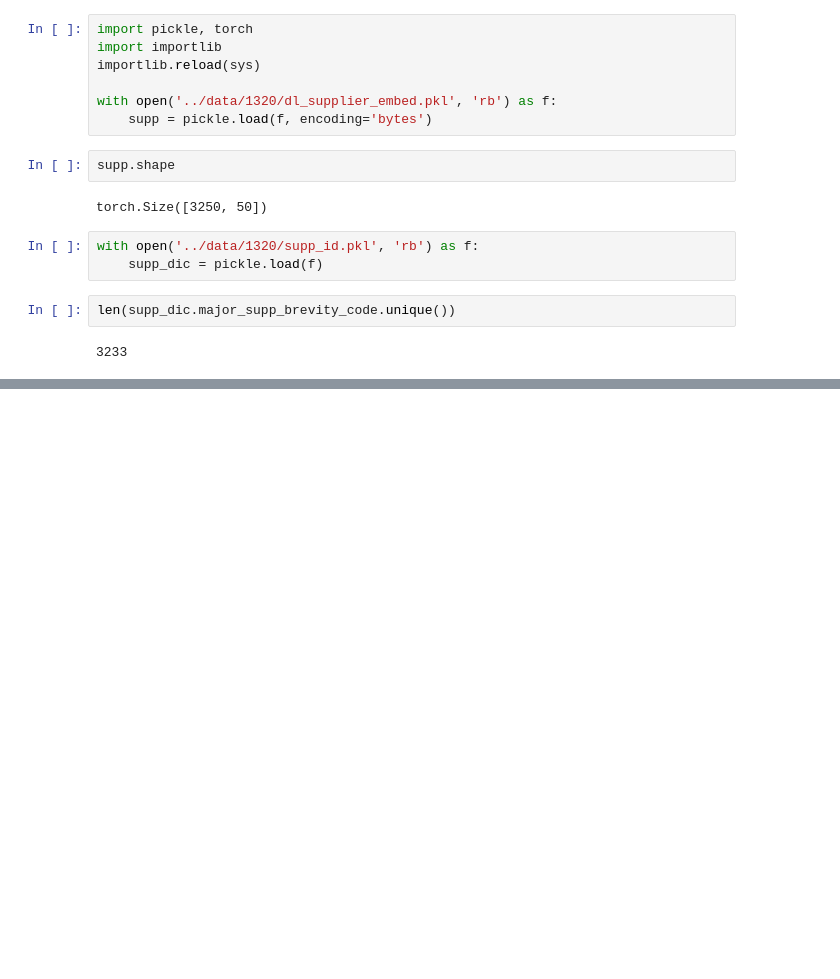
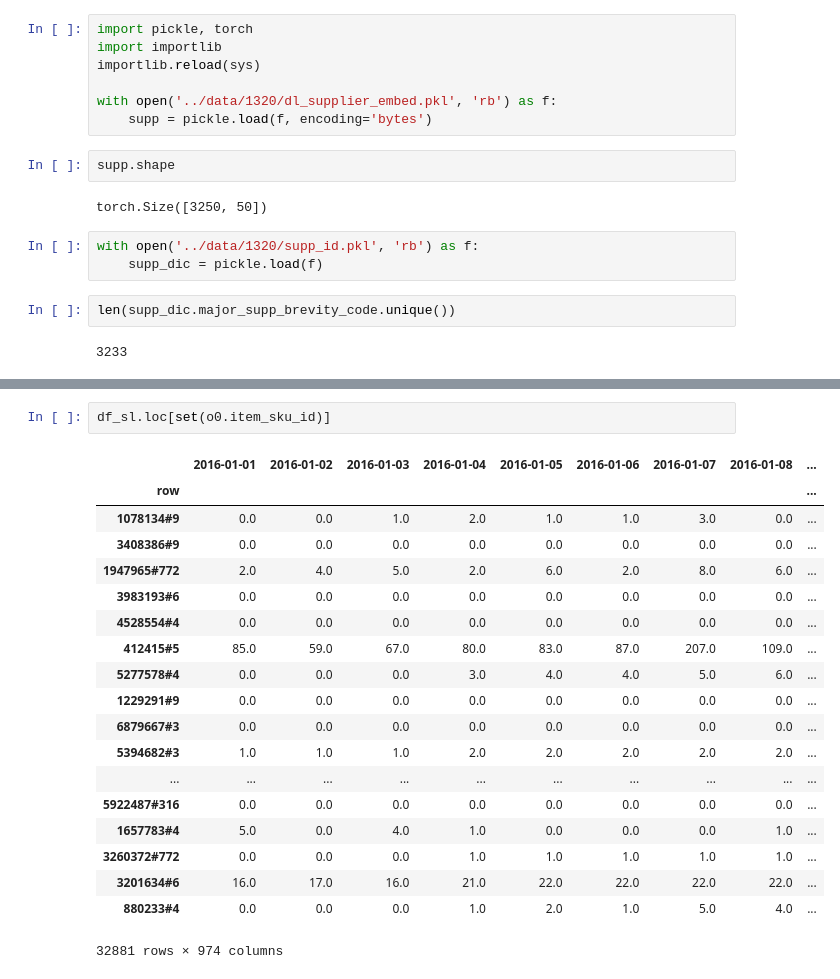
Before and after one commit to schemmy/e2e, a Jupyter notebook: construction/nn_v2.ipynb, the cells around one changed output, grey strips where cells are left out. Saved outputs shown, nothing was run; the diff lists cells and outputs as text; blank space fills up the shorter version.

```diff
--- a/construction/nn_v2.ipynb
+++ b/construction/nn_v2.ipynb
@@ -642,0 +696,22 @@ len(supp_dic.major_supp_brevity_code.unique())
+# %%
+df_sl.loc[set(o0.item_sku_id)]
+# %% [output]
+|  | 2016-01-01 | 2016-01-02 | 2016-01-03 | 2016-01-04 | 2016-01-05 | 2016-01-06 | 2016-01-07 | 2016-01-08 | ... |
+| row |  |  |  |  |  |  |  |  | ... |
+| 1078134#9 | 0.0 | 0.0 | 1.0 | 2.0 | 1.0 | 1.0 | 3.0 | 0.0 | ... |
+| 3408386#9 | 0.0 | 0.0 | 0.0 | 0.0 | 0.0 | 0.0 | 0.0 | 0.0 | ... |
+| 1947965#772 | 2.0 | 4.0 | 5.0 | 2.0 | 6.0 | 2.0 | 8.0 | 6.0 | ... |
+| 3983193#6 | 0.0 | 0.0 | 0.0 | 0.0 | 0.0 | 0.0 | 0.0 | 0.0 | ... |
+| 4528554#4 | 0.0 | 0.0 | 0.0 | 0.0 | 0.0 | 0.0 | 0.0 | 0.0 | ... |
+| 412415#5 | 85.0 | 59.0 | 67.0 | 80.0 | 83.0 | 87.0 | 207.0 | 109.0 | ... |
+| 5277578#4 | 0.0 | 0.0 | 0.0 | 3.0 | 4.0 | 4.0 | 5.0 | 6.0 | ... |
+| 1229291#9 | 0.0 | 0.0 | 0.0 | 0.0 | 0.0 | 0.0 | 0.0 | 0.0 | ... |
+| 6879667#3 | 0.0 | 0.0 | 0.0 | 0.0 | 0.0 | 0.0 | 0.0 | 0.0 | ... |
+| 5394682#3 | 1.0 | 1.0 | 1.0 | 2.0 | 2.0 | 2.0 | 2.0 | 2.0 | ... |
+| ... | ... | ... | ... | ... | ... | ... | ... | ... | ... |
+| 5922487#316 | 0.0 | 0.0 | 0.0 | 0.0 | 0.0 | 0.0 | 0.0 | 0.0 | ... |
+| 1657783#4 | 5.0 | 0.0 | 4.0 | 1.0 | 0.0 | 0.0 | 0.0 | 1.0 | ... |
+| 3260372#772 | 0.0 | 0.0 | 0.0 | 1.0 | 1.0 | 1.0 | 1.0 | 1.0 | ... |
+| 3201634#6 | 16.0 | 17.0 | 16.0 | 21.0 | 22.0 | 22.0 | 22.0 | 22.0 | ... |
+| 880233#4 | 0.0 | 0.0 | 0.0 | 1.0 | 2.0 | 1.0 | 5.0 | 4.0 | ... |
+32881 rows × 974 columns
```
Also changed, not shown: parts of 15 cells of this notebook, 9 other files.
